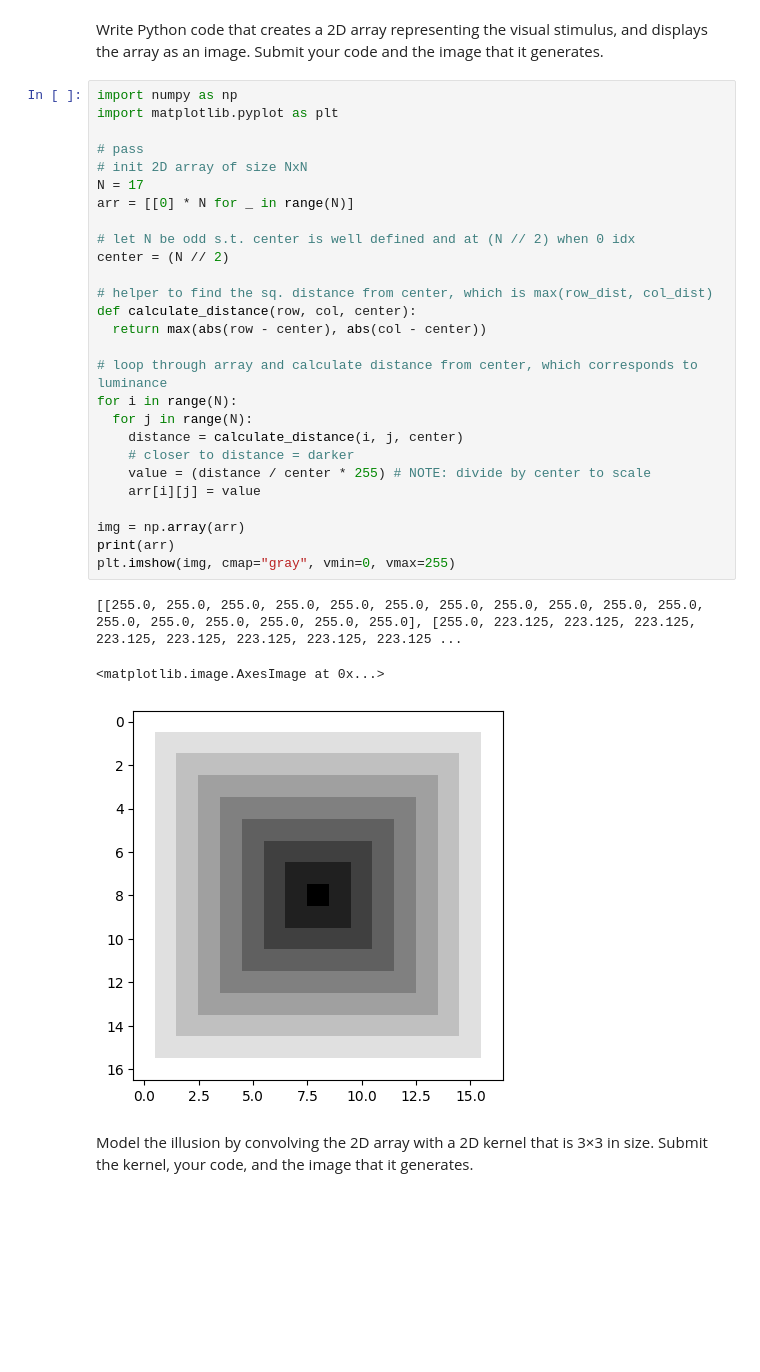
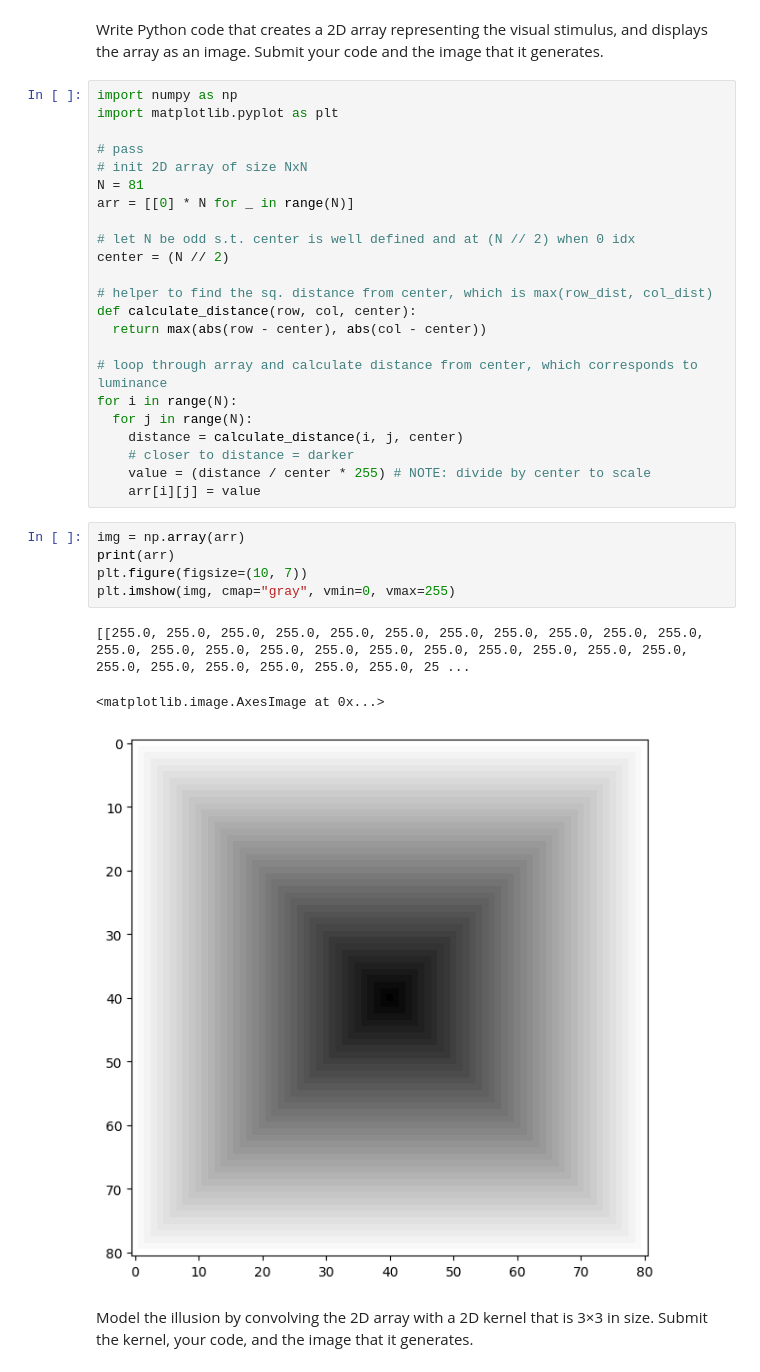
Before and after one commit to smkim0508/COS486-Notes, a Jupyter notebook: COS486_Assignment_2.ipynb, the cells around one changed output. Saved outputs shown, nothing was run; the diff lists cells and outputs as text; blank space fills up the shorter version.

```diff
--- a/COS486_Assignment_2.ipynb
+++ b/COS486_Assignment_2.ipynb
@@ -91,7 +91,7 @@ import matplotlib.pyplot as plt
 
 # pass
 # init 2D array of size NxN
-N = 17
+N = 81
 arr = [[0] * N for _ in range(N)]
 
 # let N be odd s.t. center is well defined and at (N // 2) when 0 idx
@@ -108,14 +108,15 @@ for i in range(N):
     # closer to distance = darker
     value = (distance / center * 255) # NOTE: divide by center to scale
     arr[i][j] = value
-
-img = np.array(arr)
-print(arr)
-plt.imshow(img, cmap="gray", vmin=0, vmax=255)
-# %% [output]
-[[255.0, 255.0, 255.0, 255.0, 255.0, 255.0, 255.0, 255.0, 255.0, 255.0, 255.0, 255.0, 255.0, 255.0, 255.0, 255.0, 255.0], [255.0, 223.125, 223.125, 223.125, 223.125, 223.125, 223.125, 223.125, 223.125 ...
-<matplotlib.image.AxesImage at 0x...>
-[figure, removed]
+# %%
+img = np.array(arr)
+print(arr)
+plt.figure(figsize=(10, 7))
+plt.imshow(img, cmap="gray", vmin=0, vmax=255)
+# %% [output]
+[[255.0, 255.0, 255.0, 255.0, 255.0, 255.0, 255.0, 255.0, 255.0, 255.0, 255.0, 255.0, 255.0, 255.0, 255.0, 255.0, 255.0, 255.0, 255.0, 255.0, 255.0, 255.0, 255.0, 255.0, 255.0, 255.0, 255.0, 255.0, 25 ...
+<matplotlib.image.AxesImage at 0x...>
+[figure, added]
 # %% [markdown]
 Model the illusion by convolving the 2D array with a 2D kernel that is 3×3 in size. Submit the kernel, your code, and the image that it generates.
 # %%
```
Also changed, not shown: parts of 1 cell of this notebook.
